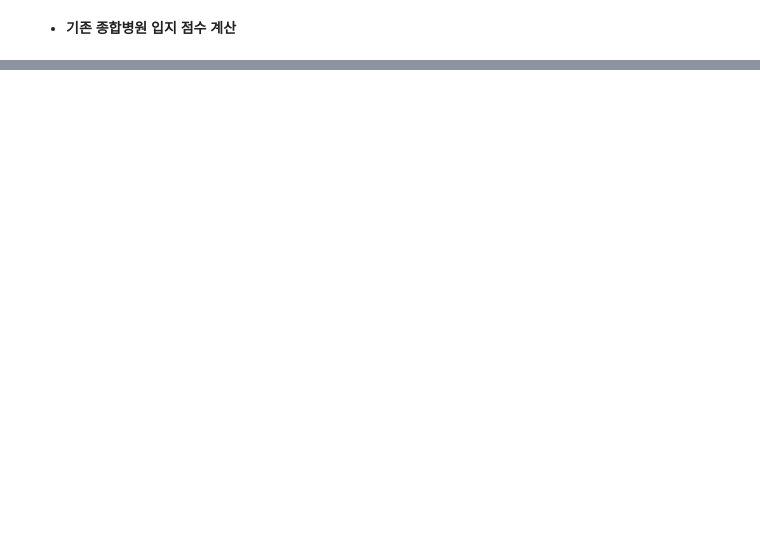
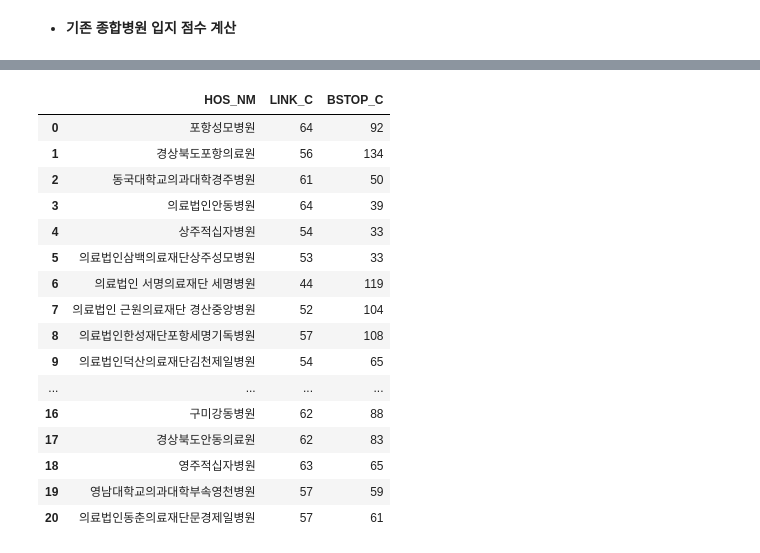
Before and after one commit to crpAsian/localmedi_project, a Jupyter notebook: 03. Scoring.ipynb, the cells around one changed output, grey strips where cells are left out. Saved outputs shown, nothing was run; the diff lists cells and outputs as text; code cells hidden in the pictures; blank space fills up the shorter version.

```diff
--- a/03. Scoring.ipynb
+++ b/03. Scoring.ipynb
@@ -84,0 +113,2 @@ umd_pops.head(1)
+# %%
+hos_stops = gpd.sjoin(hos_point, bstop, how='inner').sort_values(by='HOS_NM')
@@ -84,0 +171,37 @@ umd_pops.head(1)
+# %%
+# 도로 격자 카운트
+link_count = []
+for i in range(buffer_gdf.shape[0]):
+    count = link.loc[link['geometry'].to_crs(epsg=5186).apply(lambda x: buffer_gdf.iloc[i, 1].contains(x))]['geometry'].unique().shape[0]
+    link_count.append((buffer_gdf.iloc[i, 0], count))
+# %%
+# 정류장 개수 카운트
+bstop_count = []
+for i in range(buffer_gdf.shape[0]):
+    count = hos_stops[hos_stops['HOS_NM']==buffer_gdf.iloc[i, 0]]['STOP_NO'].unique().shape[0]
+    bstop_count.append((buffer_gdf.iloc[i, 0], count))
+# %%
+# pd.DataFrame(link_count).drop_duplicates()
+# pd.DataFrame(bstop_count).drop_duplicates()
+
+count_df = pd.merge(pd.DataFrame(link_count).drop_duplicates(), pd.DataFrame(bstop_count).drop_duplicates(), on=0)
+count_df.columns = ['HOS_NM', 'LINK_C', 'BSTOP_C']
+count_df
+# %% [output]
+|  | HOS_NM | LINK_C | BSTOP_C |
+| 0 | 포항성모병원 | 64 | 92 |
+| 1 | 경상북도포항의료원 | 56 | 134 |
+| 2 | 동국대학교의과대학경주병원 | 61 | 50 |
+| 3 | 의료법인안동병원 | 64 | 39 |
+| 4 | 상주적십자병원 | 54 | 33 |
+| 5 | 의료법인삼백의료재단상주성모병원 | 53 | 33 |
+| 6 | 의료법인 서명의료재단 세명병원 | 44 | 119 |
+| 7 | 의료법인 근원의료재단 경산중앙병원 | 52 | 104 |
+| 8 | 의료법인한성재단포항세명기독병원 | 57 | 108 |
+| 9 | 의료법인덕산의료재단김천제일병원 | 54 | 65 |
+| ... | ... | ... | ... |
+| 16 | 구미강동병원 | 62 | 88 |
+| 17 | 경상북도안동의료원 | 62 | 83 |
+| 18 | 영주적십자병원 | 63 | 65 |
+| 19 | 영남대학교의과대학부속영천병원 | 57 | 59 |
+| 20 | 의료법인동춘의료재단문경제일병원 | 57 | 61 |
```
Also changed, not shown: parts of 25 cells of this notebook.
